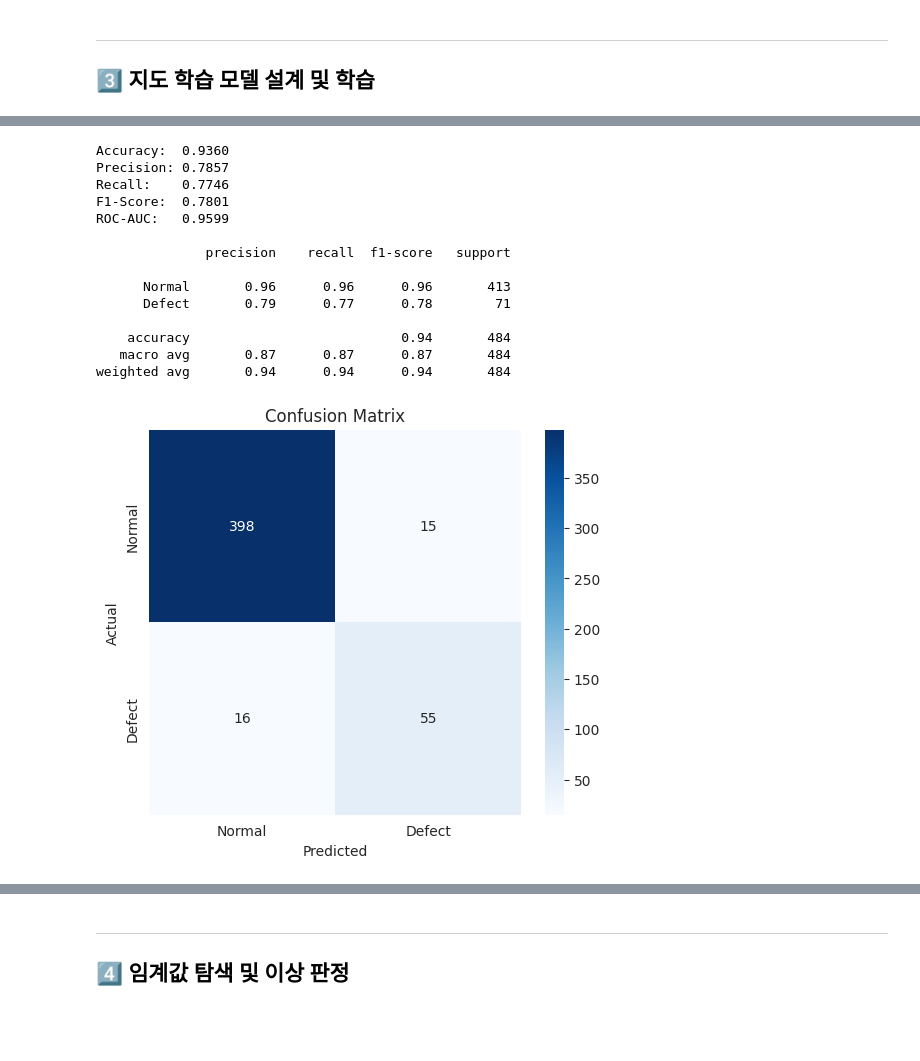
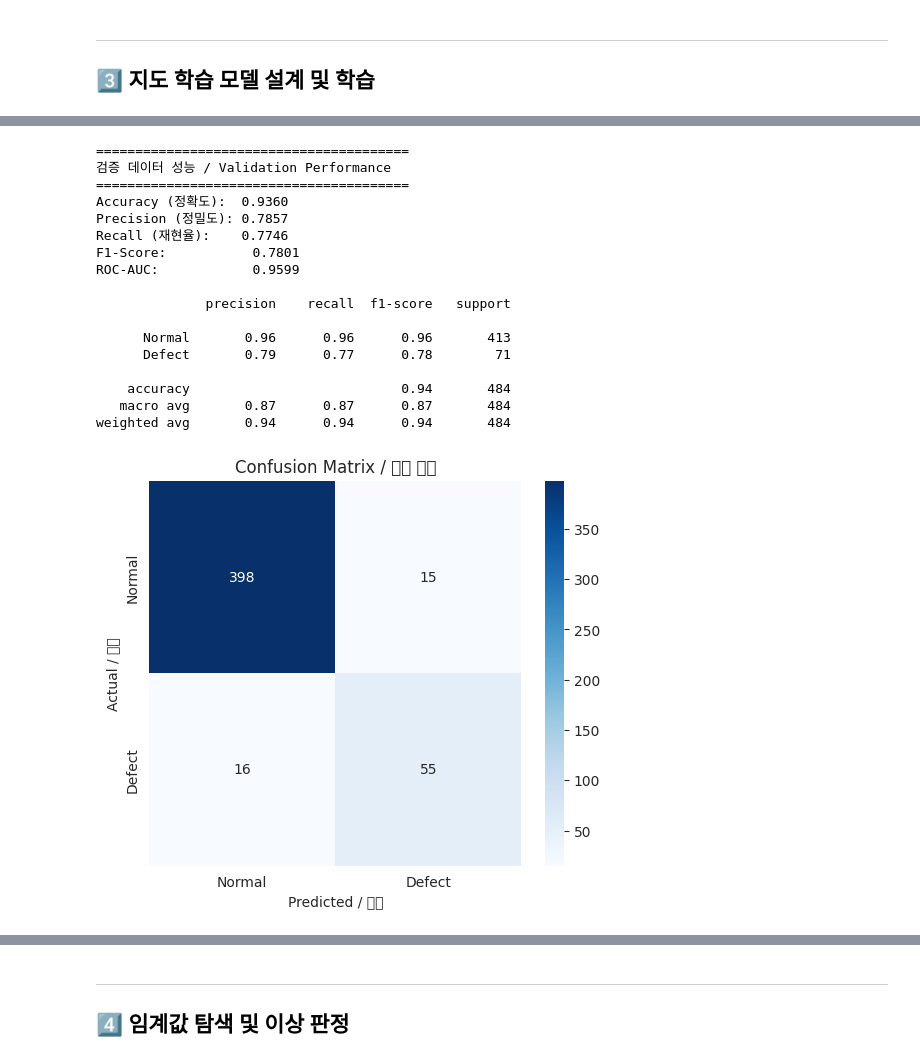
Before and after one commit to jkc4416/hd_ai_competency_assessment, a Jupyter notebook: ai_ml_programming_test_prob/past_exam_questions/2025_1st/ai_competency_past_exam_2025_solution_v2.ipynb, the cells around one changed output, grey strips where cells are left out. Saved outputs shown, nothing was run; the diff lists cells and outputs as text; code cells hidden in the pictures; blank space fills up the shorter version.

```diff
--- a/ai_ml_programming_test_prob/past_exam_questions/2025_1st/ai_competency_past_exam_2025_solution_v2.ipynb
+++ b/ai_ml_programming_test_prob/past_exam_questions/2025_1st/ai_competency_past_exam_2025_solution_v2.ipynb
@@ -142,12 +206,26 @@ scrap_rate_pct_line_week    3.820    7.760
 ---
 ## 2️⃣ 피처 추출 및 전처리
 # %%
-# Train/Valid 분할 (80:20, Stratified)
+# ============================================================
+# Train/Validation 분할 / Train/Validation Split
+# ============================================================
+# 특성과 타겟 분리 / Separate features and target
 X = df.drop(columns=[TARGET_COL])
 y = df[TARGET_COL].astype(int)
 
-X_train, X_valid, y_train, y_valid = train_test_split(X, y, test_size=0.2, random_state=SEED, stratify=y)
+# Stratified 분할로 클래스 비율 유지 (80:20)
+# Stratified split to maintain class distribution (80:20)
+X_train, X_valid, y_train, y_valid = train_test_split(
+    X, y,
+    test_size=0.2,  # 검증 데이터 20% / 20% for validation
+    random_state=SEED,
+    stratify=y  # 클래스 비율 유지 / Maintain class ratio
+)
+
+# 검증 데이터 원본 보존 (나중에 리포트용)
+# Preserve original validation data for later reporting
 X_valid_original = X_valid.copy()
 
-print(f'Train: {X_train.shape[0]}, Valid: {X_valid.shape[0]}')
+print(f'Train: {X_train.shape[0]}개, Valid: {X_valid.shape[0]}개')
+print(f'Train: {X_train.shape[0]} samples, Valid: {X_valid.shape[0]} samples')
 # %% [output]
@@ -264,37 +468,57 @@ print('✅ XGBoost 모델 학습 완료')
 # %%
-# 모델 평가
-y_pred = model.predict(X_valid_final)
-y_pred_proba = model.predict_proba(X_valid_final)[:, 1]
+# ============================================================
+# 모델 평가 / Model Evaluation
+# ============================================================
+# 검증 데이터에 대한 예측 수행 / Perform predictions on validation data
+y_pred = model.predict(X_valid_final)  # 클래스 예측 / Class prediction
+y_pred_proba = model.predict_proba(X_valid_final)[:, 1]  # 확률 예측 / Probability prediction
 
-print(f'Accuracy:  {accuracy_score(y_valid_final, y_pred):.4f}')
-print(f'Precision: {precision_score(y_valid_final, y_pred):.4f}')
-print(f'Recall:    {recall_score(y_valid_final, y_pred):.4f}')
-print(f'F1-Score:  {f1_score(y_valid_final, y_pred):.4f}')
-print(f'ROC-AUC:   {roc_auc_score(y_valid_final, y_pred_proba):.4f}')
+# 주요 평가 지표 출력 / Print key evaluation metrics
+print('=' * 40)
+print('검증 데이터 성능 / Validation Performance')
+print('=' * 40)
+print(f'Accuracy (정확도):  {accuracy_score(y_valid_final, y_pred):.4f}')
+print(f'Precision (정밀도): {precision_score(y_valid_final, y_pred):.4f}')
+print(f'Recall (재현율):    {recall_score(y_valid_final, y_pred):.4f}')
+print(f'F1-Score:           {f1_score(y_valid_final, y_pred):.4f}')
+print(f'ROC-AUC:            {roc_auc_score(y_valid_final, y_pred_proba):.4f}')
 
+# 상세 분류 리포트 / Detailed classification report
 print('\n' + classification_report(y_valid_final, y_pred, target_names=['Normal', 'Defect']))
 
-# Confusion Matrix
+# ============================================================
+# 혼동 행렬 시각화 / Confusion Matrix Visualization
+# ============================================================
+# 혼동 행렬: 실제 vs 예측 클래스의 분포
+# Confusion Matrix: Distribution of actual vs predicted classes
 cm = confusion_matrix(y_valid_final, y_pred)
 plt.figure(figsize=(6, 5))
-sns.heatmap(cm, annot=True, fmt='d', cmap='Blues', xticklabels=['Normal', 'Defect'], yticklabels=['Normal', 'Defect'])
-plt.title('Confusion Matrix')
-plt.xlabel('Predicted'); plt.ylabel('Actual')
+sns.heatmap(
+    cm, annot=True, fmt='d', cmap='Blues',
+    xticklabels=['Normal', 'Defect'],
+    yticklabels=['Normal', 'Defect']
+)
+plt.title('Confusion Matrix / 혼동 행렬')
+plt.xlabel('Predicted / 예측')
+plt.ylabel('Actual / 실제')
 plt.show()
 # %% [output]
-Accuracy:  0.9360
-Precision: 0.7857
-Recall:    0.7746
-F1-Score:  0.7801
-ROC-AUC:   0.9599
+========================================
+검증 데이터 성능 / Validation Performance
+========================================
+Accuracy (정확도):  0.9360
+Precision (정밀도): 0.7857
+Recall (재현율):    0.7746
+F1-Score:           0.7801
+ROC-AUC:            0.9599
 
               precision    recall  f1-score   support
 
       Normal       0.96      0.96      0.96       413
       Defect       0.79      0.77      0.78        71
 
     accuracy                           0.94       484
    macro avg       0.87      0.87      0.87       484
 weighted avg       0.94      0.94      0.94       484
-[figure, old version]
+[figure, new version]
 # %%
```
Also changed, not shown: parts of 21 cells of this notebook, 9 other files.
